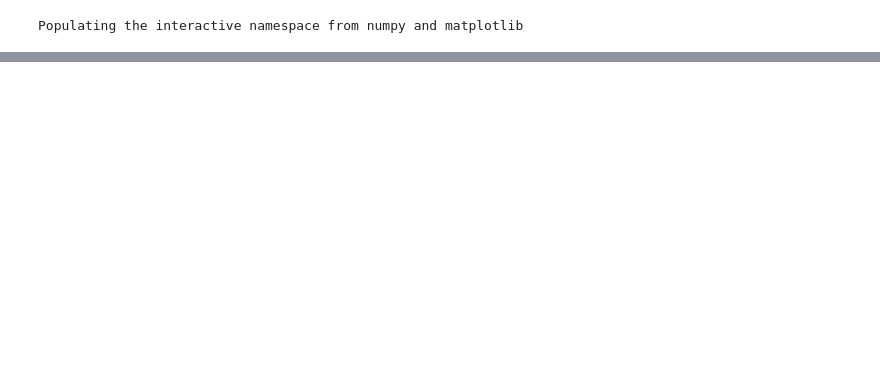
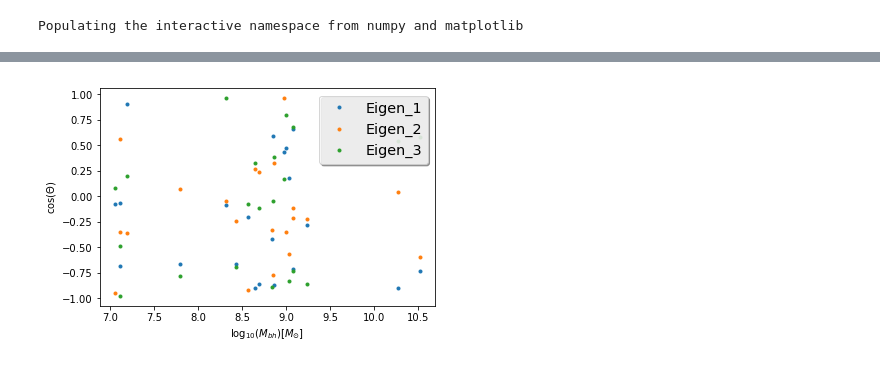
Before and after one commit to Daniel-Montenegro/Thesis, a Jupyter notebook: proyecto/Activity_1/lectura_3_autoVec_o_atoVal.ipynb, the cells around one changed output, grey strips where cells are left out. Saved outputs shown, nothing was run; the diff lists cells and outputs as text; code cells hidden in the pictures; blank space fills up the shorter version.

```diff
--- a/proyecto/Activity_1/lectura_3_autoVec_o_atoVal.ipynb
+++ b/proyecto/Activity_1/lectura_3_autoVec_o_atoVal.ipynb
@@ -18,3 +20,16 @@ import os
 %pylab inline
 # %% [output]
 Populating the interactive namespace from numpy and matplotlib
+# %%
+Sn_bh = gadget.Snapshot('../../Data/snap_015.0.hdf5', parttype=[5])
+# %%
+"""
+BLACK HOLES
+"""
+
+Spin_bh=Sn_bh.BH_SpinOrientation #Spin de los black hole
+r_bh = Sn_bh.Coordinates  # cordanada en x,y,z
+Mass_bh = Sn_bh.BH_Mass*10e10/0.7 ## M(sun)
+vel_disp_bh = Sn_bh.SubfindVelDisp  ##km/s
+#vel_bh = Sn_bh.Velocities ##km*sqrt(a)/s
+Sn_bh.Coordinates
@@ -88,7 +120,7 @@ Reading eigenvector file
 
 #r=[]
 #eigen_vec_r=[]
-def Eigen_vec(r):
+def Eigen_vec(r,n_x):
     """
     Esta funcion retorna el valor del auntoVector
     correspondiente a las coordenadas r(x,y,z)
@@ -146,0 +180,77 @@ NameError: name 'r_bh' is not defined
+# %%
+
+## asignacion de autovectores con su radio respectivo
+"""
+Mag_EigenVec = [[Mag_EigenVec1],[Mag_EigenVec2],[Mag_EigenVec3]]
+Mag_Spin_bh = [[Mag_Spin_bh1],[Mag_Spin_bh2],[Mag_Spin_bh]]
+Dot= [[Dot1],[Dot2],[Dot3]]
+EigenVec= [[EigenVec1],[EigenVec2],[EigenVec3]]
+cos_theta = []
+"""
+Mag_EigenVec = []
+Mag_Spin_bh = []
+Dot= []
+EigenVec= []
+cos_theta = []
+
+
+
+
+#NumEigenVec = "1"
+
+folder = '/home/daniel/Documentos/Tesis/Data/Tweb_512/'
+file = 'snap_015.s1.00.eigenvec_'
+
+plt.figure()
+
+
+counter = 0
+Q=1
+for j in range(0,3):
+
+
+    new_array_data, n_x = read_eigenVec(folder,file,"%s"%(Q))
+    print("counter = ",counter)
+    print("%s%s%s"%(folder,file, counter))
+
+    for i in range(len(r_bh)):
+
+        #Enviroment=np.append(Enviroment,[Eigen_vec(r_bh[i])])
+        #New_enviroment=reshape(Enviroment,(1,n_x))
+        """
+        EigenVec[j].append(Eigen_vec(r_bh[i],n_x))
+        Mag_EigenVec[j].append(np.linalg.norm(EigenVec[j][i])) ##magnitud del autovector
+        Mag_Spin_bh[j].append(np.linalg.norm(Spin_bh[i]))       ##magnitud del Spin_bh
+        Dot[j].append(np.vdot(EigenVec[j][i],Spin_bh[i]))      ##Productopunto del autovec y spin_bh
+        cos_theta.append(Dot[j][i]/(Mag_EigenVec[j][i]*Mag_Spin_bh[j][i]))
+        """
+
+        EigenVec.append(Eigen_vec(r_bh[i],n_x))
+        Mag_EigenVec.append(np.linalg.norm(EigenVec[counter])) ##magnitud del autovector
+        Mag_Spin_bh.append(np.linalg.norm(Spin_bh[i]))       ##magnitud del Spin_bh
+        Dot.append(np.vdot(EigenVec[counter],Spin_bh[i]))      ##Productopunto del autovec y spin_bh
+        cos_theta.append(Dot[counter]/(Mag_EigenVec[counter]*Mag_Spin_bh[counter]))
+        counter=counter+1
+    Q=Q+1
+
+
+#print(EigenVec)
+cos_theta = np.reshape(cos_theta,(3,len(r_bh)))
+
+#print(cos_theta[1])
+#print(cos_theta[0])
+
+plt.plot(np.log10(Mass_bh),cos_theta[0],'.', label='Eigen_1')
+
+plt.plot(np.log10(Mass_bh),cos_theta[1],'.', label='Eigen_2')
+
+plt.plot(np.log10(Mass_bh),cos_theta[2],'.', label='Eigen_3')
+plt.xlabel('$\log_{10}(M_{bh})[M_{\odot}]$')
+plt.ylabel('$\cos( \Theta ) $')
+plt.legend(loc='upper right', shadow=True, fontsize='x-large')
+plt.savefig('Alinacion_Enviroment_bh.png')
+
+
+
+#print(Mag_Enviroment[0])
+# %% [output]
@@ -146,0 +269 @@ NameError: name 'r_bh' is not defined
+[figure, added]
```
Also changed, not shown: parts of 8 cells of this notebook, 39 other files.
